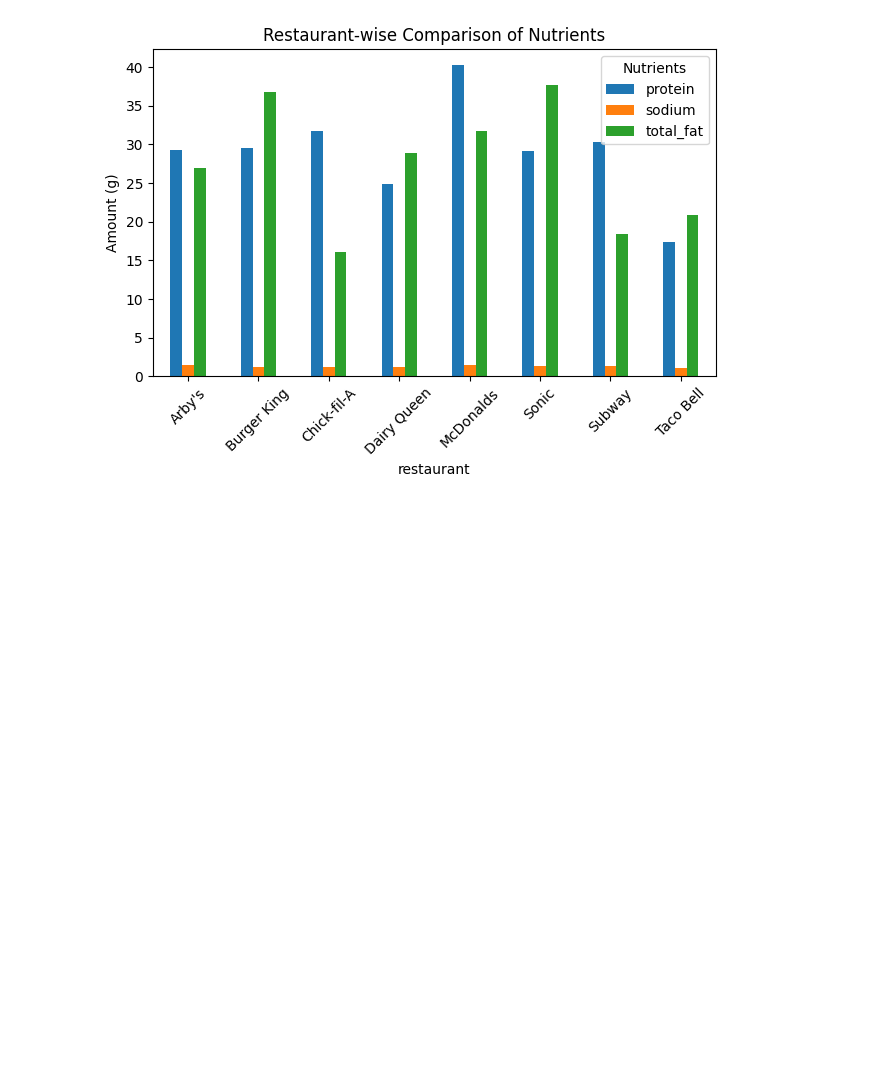
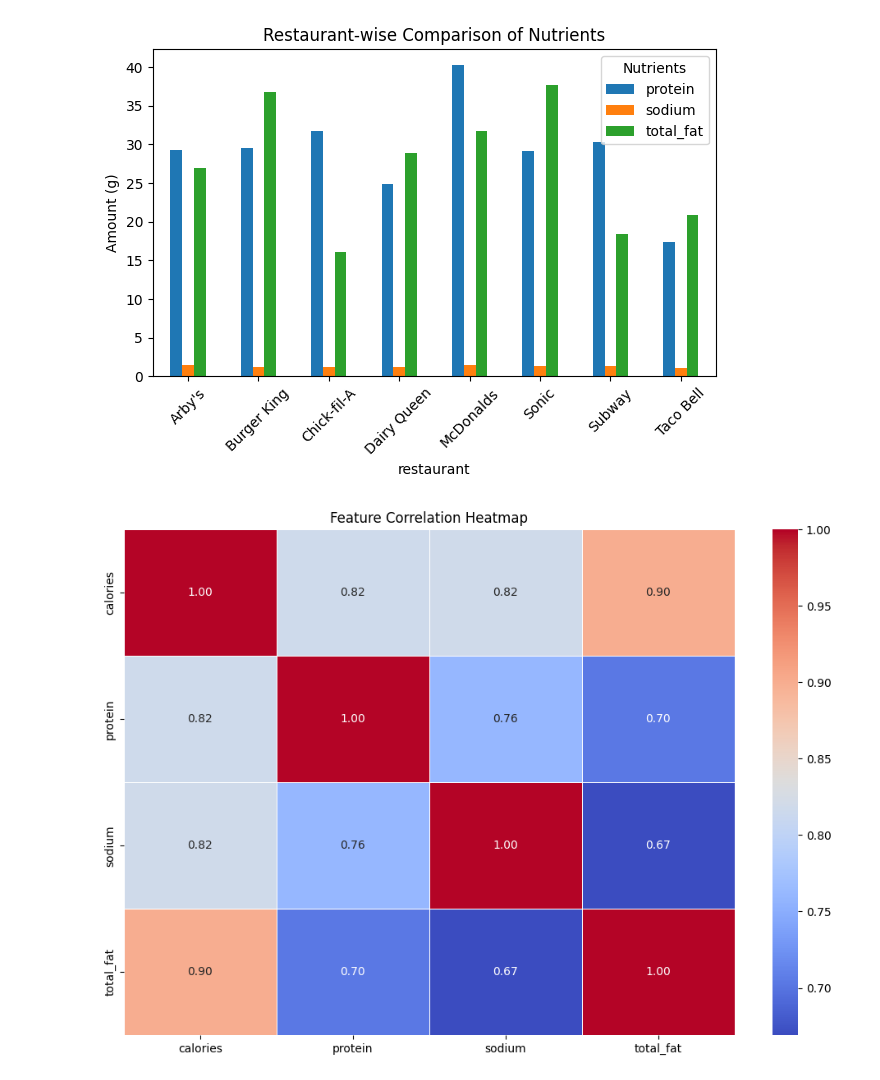
Before and after one commit to ishara1009/Fast-food-calorie-prediction, a Jupyter notebook: fastfood_calories.ipynb, the cells around one changed output. Drawn from its saved outputs; the diff is of its cells as text; code cells hidden in the pictures; blank space fills up the shorter version.

```diff
--- a/fastfood_calories.ipynb
+++ b/fastfood_calories.ipynb
@@ -316,3 +316,11 @@ Subway       30.312500  1.272969  18.479167
 Taco Bell    17.380531  1.012389  20.858407
 <Figure size 1200x600 with 0 Axes>
 [figure]
+# %%
+numeric_cols = ['calories', 'protein', 'sodium' , 'total_fat']
+plt.figure(figsize=(12,8))
+sns.heatmap(cleaned_df[numeric_cols].corr(), annot=True, cmap='coolwarm', fmt='.2f', linewidths=0.5)
+plt.title("Feature Correlation Heatmap")
+plt.show()
+# %% [output]
+[figure, added]
```
